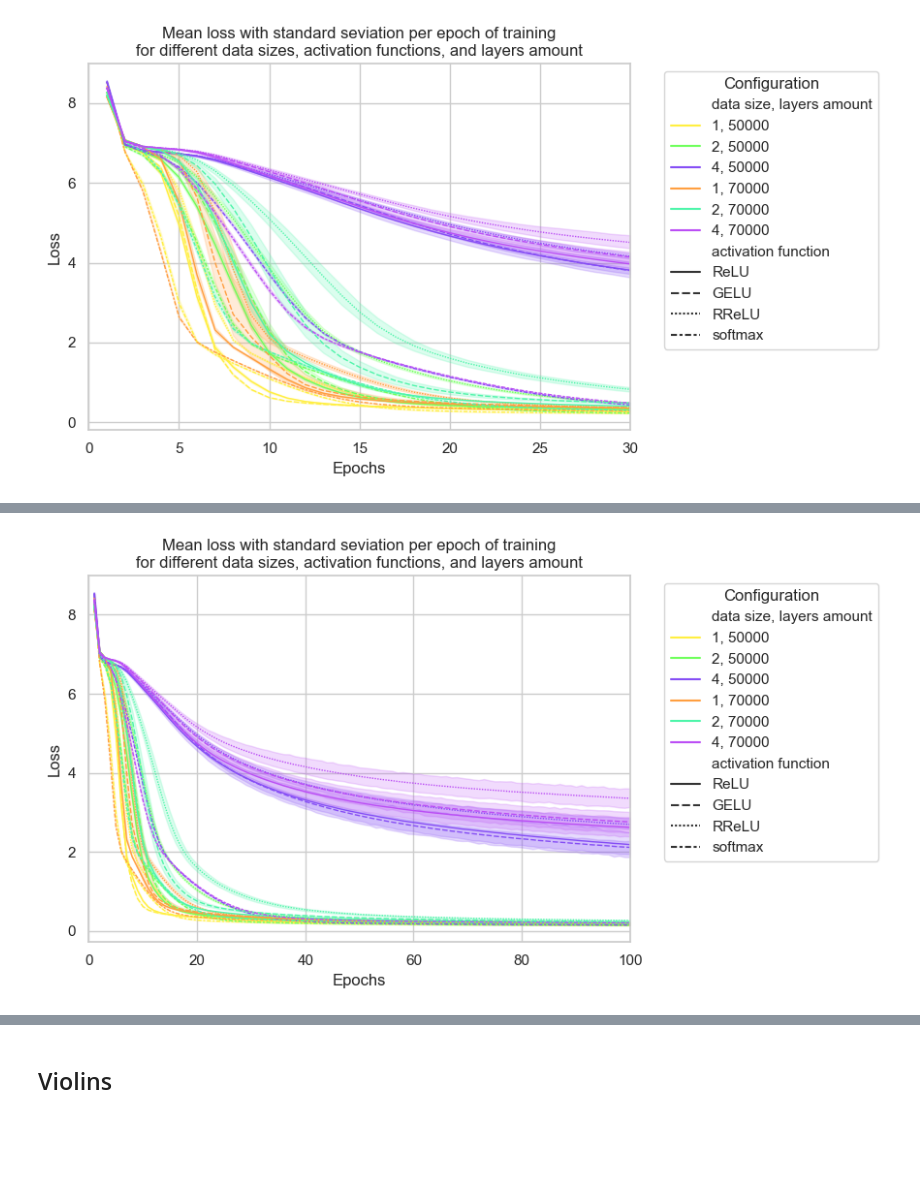
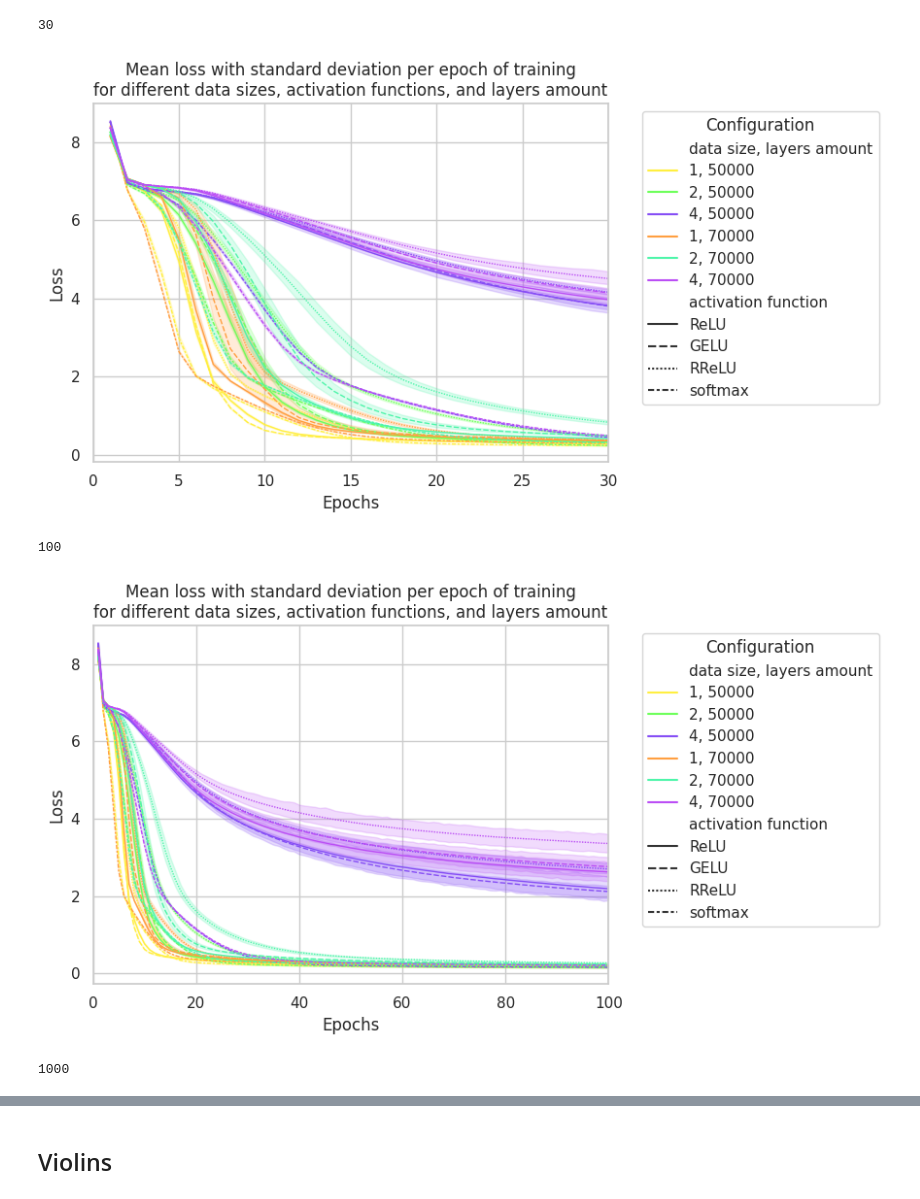
Before and after one commit to um-dacs-nlp/capacity, a Jupyter notebook: src/transformers/0.4.2_draw_losses.ipynb, the cells around one changed output, grey strips where cells are left out. Saved outputs shown, nothing was run; the diff lists cells and outputs as text; code cells hidden in the pictures; blank space fills up the shorter version.

```diff
--- a/src/transformers/0.4.2_draw_losses.ipynb
+++ b/src/transformers/0.4.2_draw_losses.ipynb
@@ -45,7 +48,7 @@ flattened_data = {
     "n_rows": [],
     "iteration": [],
     "epochs": [],
-    "values": []
+    "loss": []
 }
 
 # Iterate over each dataset size, activation function, and number of layers
@@ -62,7 +65,7 @@ for (n_rows, act_fn, n_layers), list_of_iterations in all_results.items():
             flattened_data["n_rows"].append(n_rows)
             flattened_data["iteration"].append(i)
             flattened_data["epochs"].append((epoch+1))
-            flattened_data["values"].append(value)
+            flattened_data["loss"].append(value)
 
 # Convert to DataFrame for plotting
 results_melted = pd.DataFrame(flattened_data)
@@ -125,6 +141,21 @@ results_melted['n_rows, num_layers'] = results_melted['num_layers'].astype(str)
 unique_hues = sorted(results_melted['n_rows, num_layers'].unique())
 layer_color_map = {hue: sns.color_palette("Paired")[i % 10] for i, hue in enumerate(unique_hues)}
 # %%
-draw_acc_epochs(results_melted, 30, new_map)
+for epochs in [30, 100, results_melted.epochs.max()]:
+    print(epochs)
+    draw_acc_epochs(
+        results_melted,
+        epochs,
+        new_map,
+        x="epochs",
+        y="loss",
+        xlabel="Epochs",
+        ylabel="Loss",
+        title="Mean loss with standard deviation per epoch of training\nfor different data sizes, activation functions, and layers amount",
+    )
 # %% [output]
+30
-[figure, old version]
+[figure, new version]
+100
+[figure, added]
+1000
@@ -131,4 +162,0 @@ draw_acc_epochs(results_melted, 30, new_map)
-# %%
-draw_acc_epochs(results_melted, 100, new_map)
-# %% [output]
-[figure, removed]
```
Also changed, not shown: parts of 11 cells of this notebook, 1 other file.
